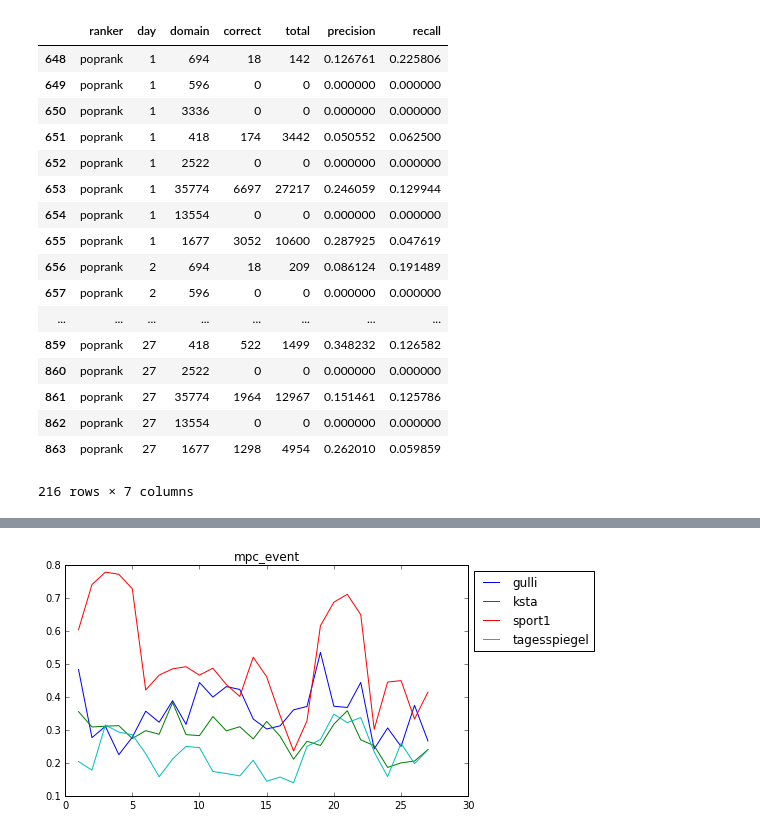
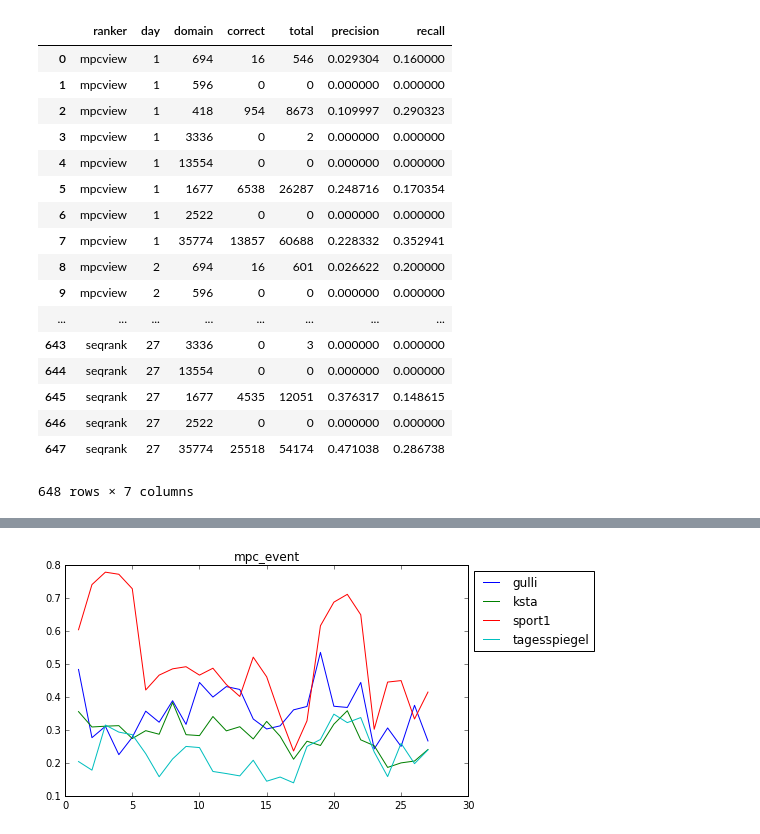
Before and after one commit to martijnnanne/newsreel-offline, a Jupyter notebook: results/Fancy_graphs.ipynb, the cells around one changed output, grey strips where cells are left out. Saved outputs shown, nothing was run; the diff lists cells and outputs as text; code cells hidden in the pictures.

```diff
--- a/results/Fancy_graphs.ipynb
+++ b/results/Fancy_graphs.ipynb
@@ -25,21 +25,21 @@ domains
-# %%
-results.query('ranker == "poprank"')
-# %% [output]
-|  | ranker | day | domain | correct | total | precision | recall |
-| 648 | poprank | 1 | 694 | 18 | 142 | 0.126761 | 0.225806 |
-| 649 | poprank | 1 | 596 | 0 | 0 | 0.000000 | 0.000000 |
-| 650 | poprank | 1 | 3336 | 0 | 0 | 0.000000 | 0.000000 |
-| 651 | poprank | 1 | 418 | 174 | 3442 | 0.050552 | 0.062500 |
-| 652 | poprank | 1 | 2522 | 0 | 0 | 0.000000 | 0.000000 |
-| 653 | poprank | 1 | 35774 | 6697 | 27217 | 0.246059 | 0.129944 |
-| 654 | poprank | 1 | 13554 | 0 | 0 | 0.000000 | 0.000000 |
-| 655 | poprank | 1 | 1677 | 3052 | 10600 | 0.287925 | 0.047619 |
-| 656 | poprank | 2 | 694 | 18 | 209 | 0.086124 | 0.191489 |
-| 657 | poprank | 2 | 596 | 0 | 0 | 0.000000 | 0.000000 |
-| ... | ... | ... | ... | ... | ... | ... | ... |
-| 859 | poprank | 27 | 418 | 522 | 1499 | 0.348232 | 0.126582 |
-| 860 | poprank | 27 | 2522 | 0 | 0 | 0.000000 | 0.000000 |
-| 861 | poprank | 27 | 35774 | 1964 | 12967 | 0.151461 | 0.125786 |
-| 862 | poprank | 27 | 13554 | 0 | 0 | 0.000000 | 0.000000 |
-| 863 | poprank | 27 | 1677 | 1298 | 4954 | 0.262010 | 0.059859 |
-216 rows × 7 columns
+# %%
+results
+# %% [output]
+|  | ranker | day | domain | correct | total | precision | recall |
+| 0 | mpcview | 1 | 694 | 16 | 546 | 0.029304 | 0.160000 |
+| 1 | mpcview | 1 | 596 | 0 | 0 | 0.000000 | 0.000000 |
+| 2 | mpcview | 1 | 418 | 954 | 8673 | 0.109997 | 0.290323 |
+| 3 | mpcview | 1 | 3336 | 0 | 2 | 0.000000 | 0.000000 |
+| 4 | mpcview | 1 | 13554 | 0 | 0 | 0.000000 | 0.000000 |
+| 5 | mpcview | 1 | 1677 | 6538 | 26287 | 0.248716 | 0.170354 |
+| 6 | mpcview | 1 | 2522 | 0 | 0 | 0.000000 | 0.000000 |
+| 7 | mpcview | 1 | 35774 | 13857 | 60688 | 0.228332 | 0.352941 |
+| 8 | mpcview | 2 | 694 | 16 | 601 | 0.026622 | 0.200000 |
+| 9 | mpcview | 2 | 596 | 0 | 0 | 0.000000 | 0.000000 |
+| ... | ... | ... | ... | ... | ... | ... | ... |
+| 643 | seqrank | 27 | 3336 | 0 | 3 | 0.000000 | 0.000000 |
+| 644 | seqrank | 27 | 13554 | 0 | 0 | 0.000000 | 0.000000 |
+| 645 | seqrank | 27 | 1677 | 4535 | 12051 | 0.376317 | 0.148615 |
+| 646 | seqrank | 27 | 2522 | 0 | 0 | 0.000000 | 0.000000 |
+| 647 | seqrank | 27 | 35774 | 25518 | 54174 | 0.471038 | 0.286738 |
+648 rows × 7 columns
```
Also changed, not shown: parts of 5 cells of this notebook, 2 other files.
